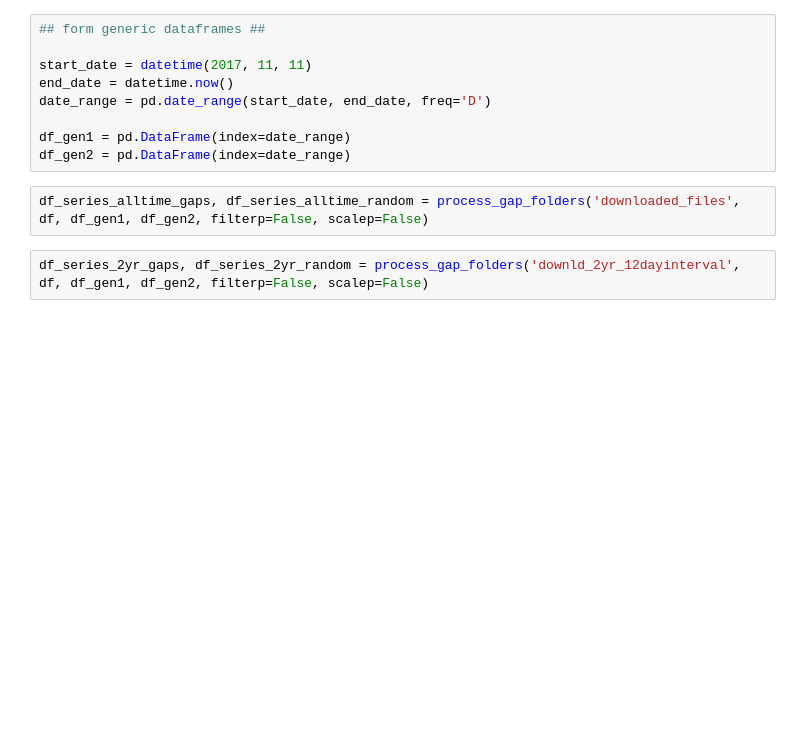
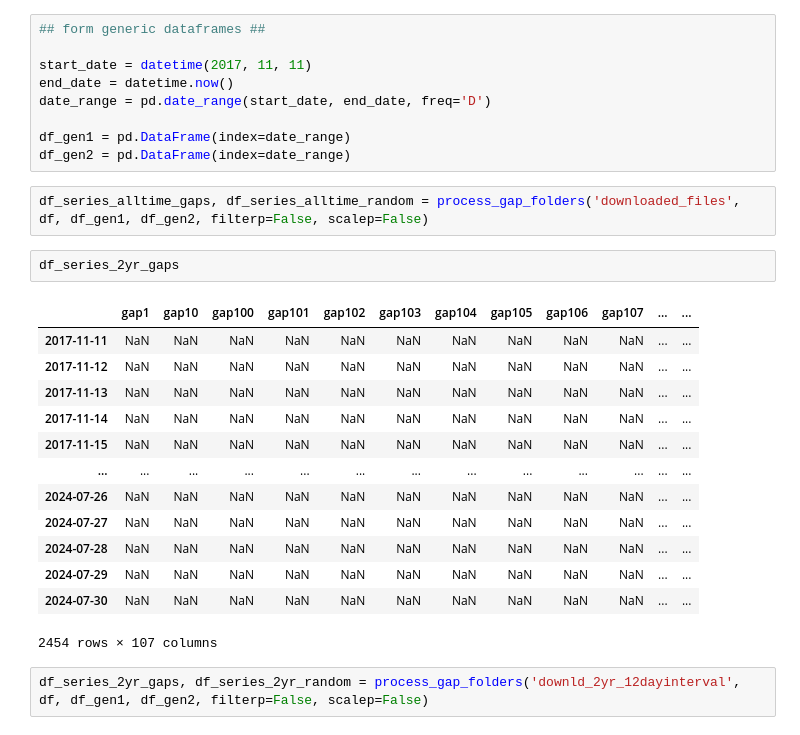
Before and after one commit to ol-webb/tree_gaps4, a Jupyter notebook: all_gaps_mk2/main1.ipynb, the cells around one changed output. Cells and saved outputs as stored; diff of their text form; blank space fills up the shorter version.

```diff
--- a/all_gaps_mk2/main1.ipynb
+++ b/all_gaps_mk2/main1.ipynb
@@ -820,6 +822,22 @@ df_gen1 = pd.DataFrame(index=date_range)
 df_gen2 = pd.DataFrame(index=date_range)
 # %%
 df_series_alltime_gaps, df_series_alltime_random = process_gap_folders('downloaded_files', df, df_gen1, df_gen2, filterp=False, scalep=False)
+# %%
+df_series_2yr_gaps
+# %% [output]
+|  | gap1 | gap10 | gap100 | gap101 | gap102 | gap103 | gap104 | gap105 | gap106 | gap107 | ... | ... |
+| 2017-11-11 | NaN | NaN | NaN | NaN | NaN | NaN | NaN | NaN | NaN | NaN | ... | ... |
+| 2017-11-12 | NaN | NaN | NaN | NaN | NaN | NaN | NaN | NaN | NaN | NaN | ... | ... |
+| 2017-11-13 | NaN | NaN | NaN | NaN | NaN | NaN | NaN | NaN | NaN | NaN | ... | ... |
+| 2017-11-14 | NaN | NaN | NaN | NaN | NaN | NaN | NaN | NaN | NaN | NaN | ... | ... |
+| 2017-11-15 | NaN | NaN | NaN | NaN | NaN | NaN | NaN | NaN | NaN | NaN | ... | ... |
+| ... | ... | ... | ... | ... | ... | ... | ... | ... | ... | ... | ... | ... |
+| 2024-07-26 | NaN | NaN | NaN | NaN | NaN | NaN | NaN | NaN | NaN | NaN | ... | ... |
+| 2024-07-27 | NaN | NaN | NaN | NaN | NaN | NaN | NaN | NaN | NaN | NaN | ... | ... |
+| 2024-07-28 | NaN | NaN | NaN | NaN | NaN | NaN | NaN | NaN | NaN | NaN | ... | ... |
+| 2024-07-29 | NaN | NaN | NaN | NaN | NaN | NaN | NaN | NaN | NaN | NaN | ... | ... |
+| 2024-07-30 | NaN | NaN | NaN | NaN | NaN | NaN | NaN | NaN | NaN | NaN | ... | ... |
+2454 rows × 107 columns
 # %%
 df_series_2yr_gaps, df_series_2yr_random = process_gap_folders('downld_2yr_12dayinterval', df, df_gen1, df_gen2, filterp=False, scalep=False)
 # %%
```
Also changed, not shown: parts of 10 cells of this notebook, 1 other file.
